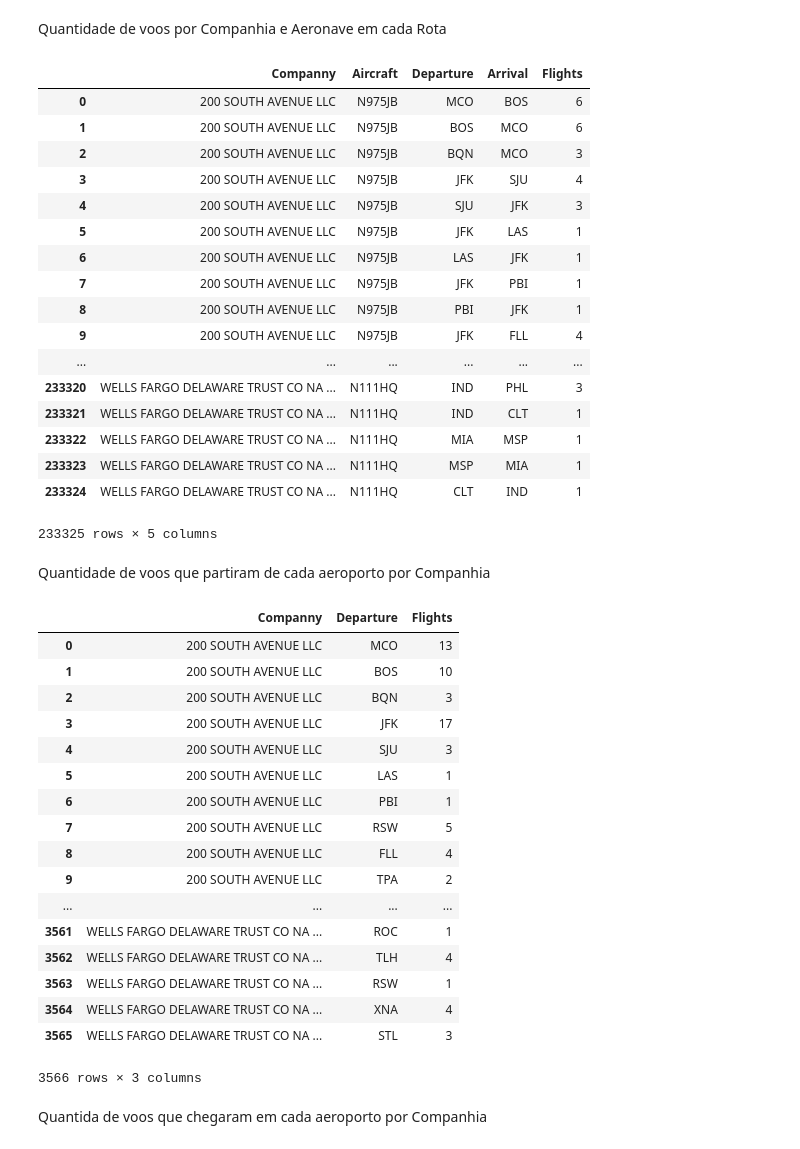
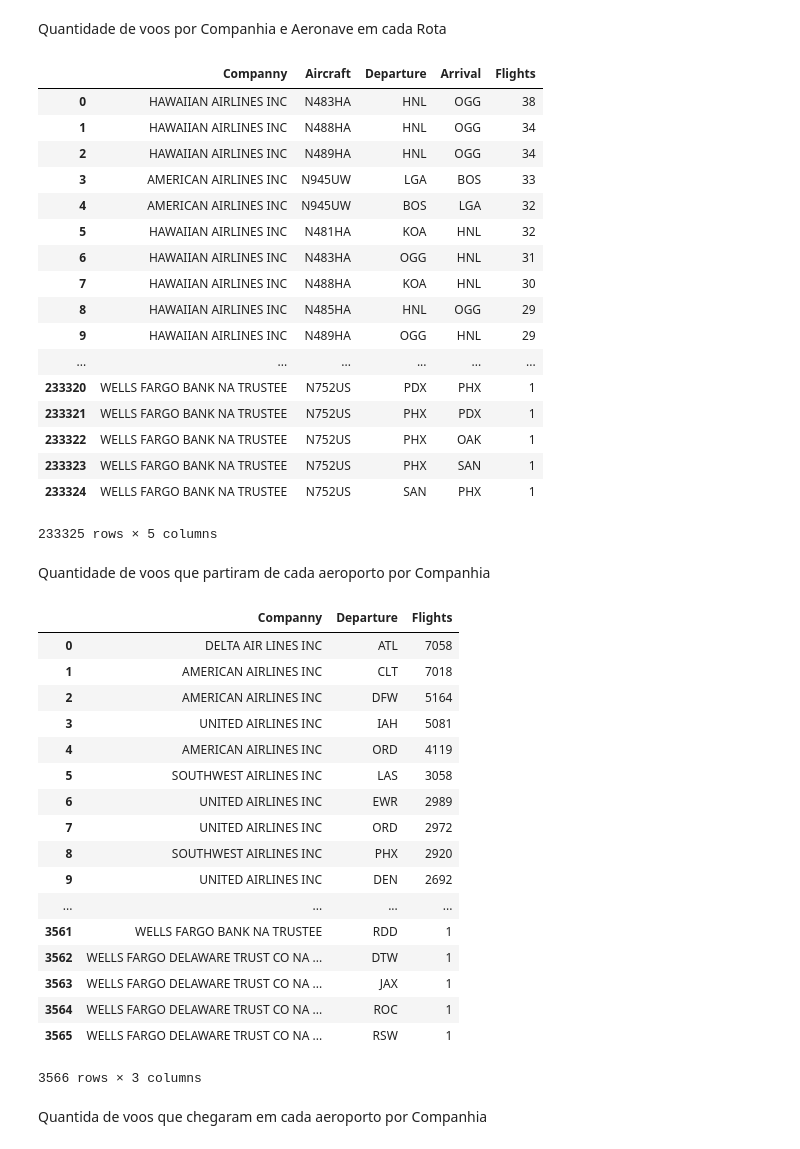
Before and after one commit to IgorMichels/USA_Flights_Graphs, a Jupyter notebook: Teste NetworkX.ipynb, the cells around one changed output. Cells and saved outputs as stored; diff of their text form; code cells hidden in the pictures.

```diff
--- a/Teste NetworkX.ipynb
+++ b/Teste NetworkX.ipynb
@@ -56,37 +66,38 @@ Quantidade de voos por Companhia e Aeronave em cada Rota
 # %%
 query = '''
 SELECT companies.name AS Companny,
        aircrafts.N_Number AS Aircraft,
        routes.Departure_Airport_id AS Departure,
        routes.Arrival_Airport_id AS Arrival,
        COUNT(aircrafts.N_Number) AS Flights
 FROM flights
 INNER JOIN aircrafts ON aircrafts.n_number = flights.Aircrafts_id
 INNER JOIN routes ON flights.Route_id = routes.id_route
 INNER JOIN companies ON companies.id_company = aircrafts.Companys_id
 GROUP BY companies.name, aircrafts.N_Number, routes.Departure_Airport_id, routes.Arrival_Airport_id
+ORDER BY Flights DESC
 ;
 '''
 
 pd.read_sql_query(query, conn)
 # %% [output]
 |  | Companny | Aircraft | Departure | Arrival | Flights |
-| 0 | 200 SOUTH AVENUE LLC | N975JB | MCO | BOS | 6 |
-| 1 | 200 SOUTH AVENUE LLC | N975JB | BOS | MCO | 6 |
-| 2 | 200 SOUTH AVENUE LLC | N975JB | BQN | MCO | 3 |
-| 3 | 200 SOUTH AVENUE LLC | N975JB | JFK | SJU | 4 |
-| 4 | 200 SOUTH AVENUE LLC | N975JB | SJU | JFK | 3 |
-| 5 | 200 SOUTH AVENUE LLC | N975JB | JFK | LAS | 1 |
-| 6 | 200 SOUTH AVENUE LLC | N975JB | LAS | JFK | 1 |
-| 7 | 200 SOUTH AVENUE LLC | N975JB | JFK | PBI | 1 |
-| 8 | 200 SOUTH AVENUE LLC | N975JB | PBI | JFK | 1 |
-| 9 | 200 SOUTH AVENUE LLC | N975JB | JFK | FLL | 4 |
+| 0 | HAWAIIAN AIRLINES INC | N483HA | HNL | OGG | 38 |
+| 1 | HAWAIIAN AIRLINES INC | N488HA | HNL | OGG | 34 |
+| 2 | HAWAIIAN AIRLINES INC | N489HA | HNL | OGG | 34 |
+| 3 | AMERICAN AIRLINES INC | N945UW | LGA | BOS | 33 |
+| 4 | AMERICAN AIRLINES INC | N945UW | BOS | LGA | 32 |
+| 5 | HAWAIIAN AIRLINES INC | N481HA | KOA | HNL | 32 |
+| 6 | HAWAIIAN AIRLINES INC | N483HA | OGG | HNL | 31 |
+| 7 | HAWAIIAN AIRLINES INC | N488HA | KOA | HNL | 30 |
+| 8 | HAWAIIAN AIRLINES INC | N485HA | HNL | OGG | 29 |
+| 9 | HAWAIIAN AIRLINES INC | N489HA | OGG | HNL | 29 |
 | ... | ... | ... | ... | ... | ... |
-| 233320 | WELLS FARGO DELAWARE TRUST CO NA ... | N111HQ | IND | PHL | 3 |
-| 233321 | WELLS FARGO DELAWARE TRUST CO NA ... | N111HQ | IND | CLT | 1 |
-| 233322 | WELLS FARGO DELAWARE TRUST CO NA ... | N111HQ | MIA | MSP | 1 |
-| 233323 | WELLS FARGO DELAWARE TRUST CO NA ... | N111HQ | MSP | MIA | 1 |
-| 233324 | WELLS FARGO DELAWARE TRUST CO NA ... | N111HQ | CLT | IND | 1 |
+| 233320 | WELLS FARGO BANK NA TRUSTEE | N752US | PDX | PHX | 1 |
+| 233321 | WELLS FARGO BANK NA TRUSTEE | N752US | PHX | PDX | 1 |
+| 233322 | WELLS FARGO BANK NA TRUSTEE | N752US | PHX | OAK | 1 |
+| 233323 | WELLS FARGO BANK NA TRUSTEE | N752US | PHX | SAN | 1 |
+| 233324 | WELLS FARGO BANK NA TRUSTEE | N752US | SAN | PHX | 1 |
 233325 rows × 5 columns
 # %% [markdown]
 Quantidade de voos que partiram de cada aeroporto por Companhia
@@ -100,28 +111,29 @@ INNER JOIN aircrafts ON aircrafts.n_number = flights.Aircrafts_id
 INNER JOIN routes ON flights.Route_id = routes.id_route
 INNER JOIN companies ON companies.id_company = aircrafts.Companys_id
 GROUP BY companies.name, routes.Departure_Airport_id
+ORDER BY Flights DESC
 ;
 '''
 
 pd.read_sql_query(query, conn)
 # %% [output]
 |  | Companny | Departure | Flights |
-| 0 | 200 SOUTH AVENUE LLC | MCO | 13 |
-| 1 | 200 SOUTH AVENUE LLC | BOS | 10 |
-| 2 | 200 SOUTH AVENUE LLC | BQN | 3 |
-| 3 | 200 SOUTH AVENUE LLC | JFK | 17 |
-| 4 | 200 SOUTH AVENUE LLC | SJU | 3 |
-| 5 | 200 SOUTH AVENUE LLC | LAS | 1 |
-| 6 | 200 SOUTH AVENUE LLC | PBI | 1 |
-| 7 | 200 SOUTH AVENUE LLC | RSW | 5 |
-| 8 | 200 SOUTH AVENUE LLC | FLL | 4 |
-| 9 | 200 SOUTH AVENUE LLC | TPA | 2 |
+| 0 | DELTA AIR LINES INC | ATL | 7058 |
+| 1 | AMERICAN AIRLINES INC | CLT | 7018 |
+| 2 | AMERICAN AIRLINES INC | DFW | 5164 |
+| 3 | UNITED AIRLINES INC | IAH | 5081 |
+| 4 | AMERICAN AIRLINES INC | ORD | 4119 |
+| 5 | SOUTHWEST AIRLINES INC | LAS | 3058 |
+| 6 | UNITED AIRLINES INC | EWR | 2989 |
+| 7 | UNITED AIRLINES INC | ORD | 2972 |
+| 8 | SOUTHWEST AIRLINES INC | PHX | 2920 |
+| 9 | UNITED AIRLINES INC | DEN | 2692 |
 | ... | ... | ... | ... |
-| 3561 | WELLS FARGO DELAWARE TRUST CO NA ... | ROC | 1 |
-| 3562 | WELLS FARGO DELAWARE TRUST CO NA ... | TLH | 4 |
-| 3563 | WELLS FARGO DELAWARE TRUST CO NA ... | RSW | 1 |
-| 3564 | WELLS FARGO DELAWARE TRUST CO NA ... | XNA | 4 |
-| 3565 | WELLS FARGO DELAWARE TRUST CO NA ... | STL | 3 |
+| 3561 | WELLS FARGO BANK NA TRUSTEE | RDD | 1 |
+| 3562 | WELLS FARGO DELAWARE TRUST CO NA ... | DTW | 1 |
+| 3563 | WELLS FARGO DELAWARE TRUST CO NA ... | JAX | 1 |
+| 3564 | WELLS FARGO DELAWARE TRUST CO NA ... | ROC | 1 |
+| 3565 | WELLS FARGO DELAWARE TRUST CO NA ... | RSW | 1 |
 3566 rows × 3 columns
 # %% [markdown]
 Quantida de voos que chegaram em cada aeroporto por Companhia
```
Also changed, not shown: parts of 7 cells of this notebook.
